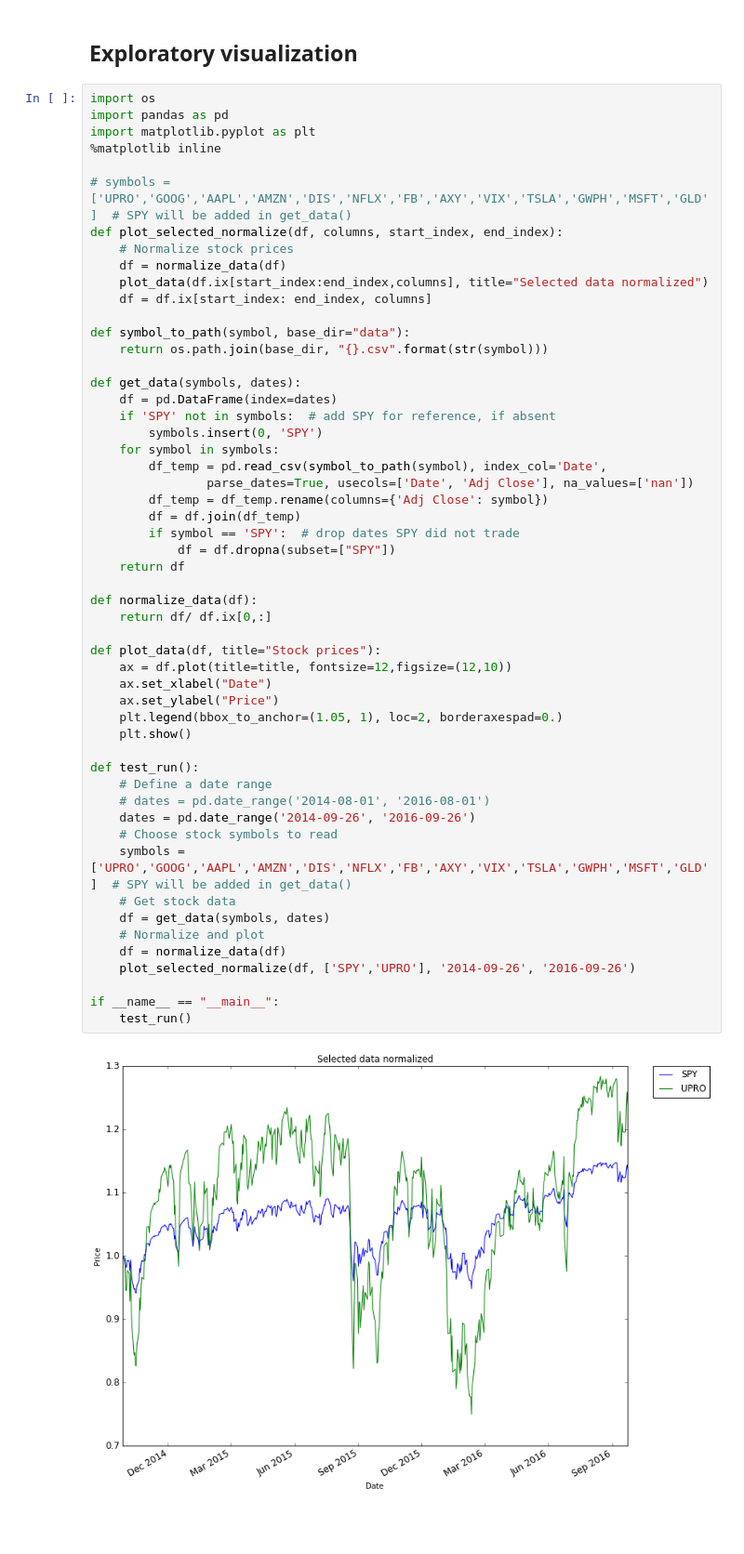
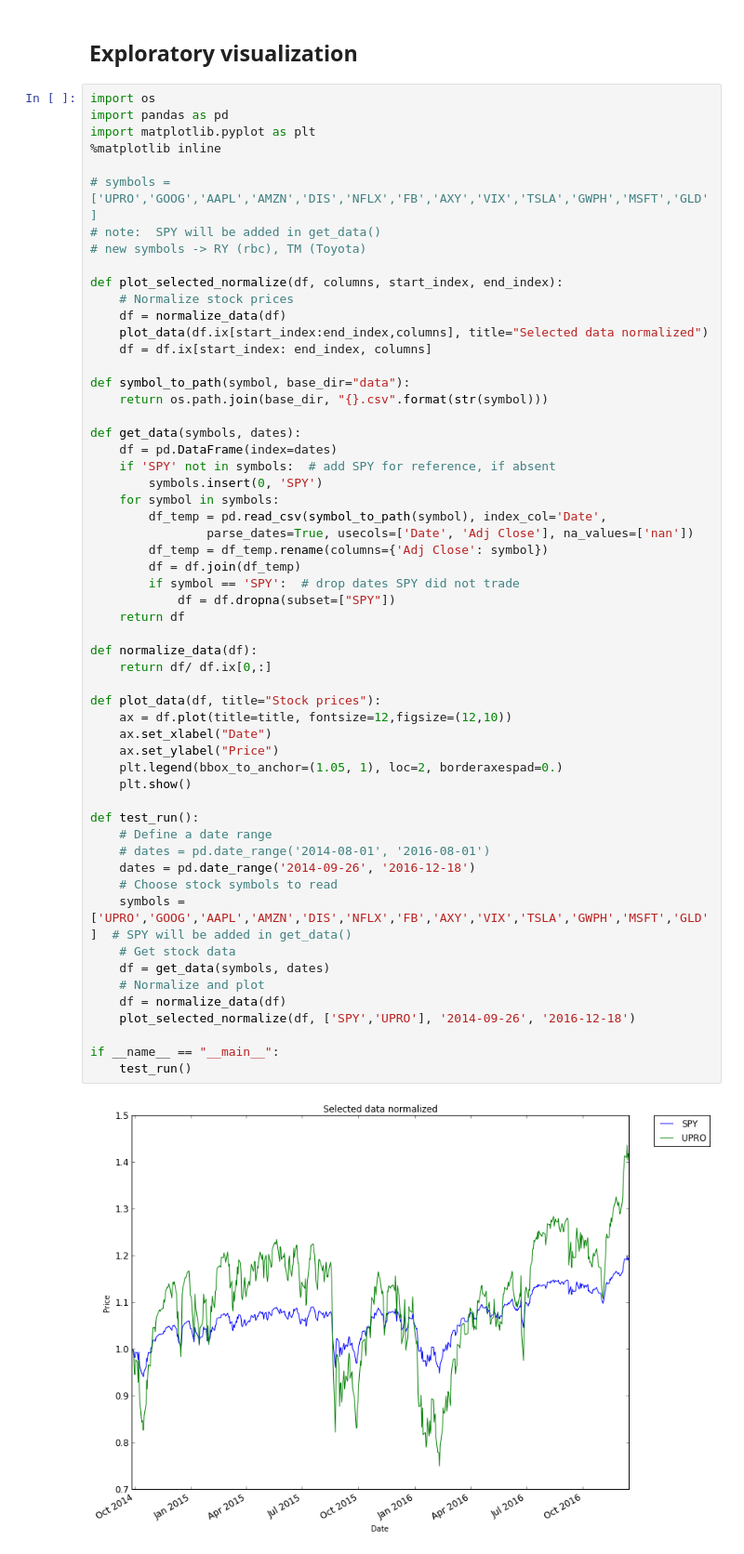
Before and after one commit to carldgosselin/stock-analyzer, a Jupyter notebook: 160_exploratory_visualization.ipynb, the cells around one changed output. Shown: that part at 93% size. Drawn from its saved outputs; the diff is of its cells as text; blank space fills up the shorter version.

Commit message:
docs:  update time-series data
Update time-series data.

```diff
--- a/160_exploratory_visualization.ipynb
+++ b/160_exploratory_visualization.ipynb
@@ -6,7 +6,10 @@ import pandas as pd
 import matplotlib.pyplot as plt
 %matplotlib inline
 
-# symbols = ['UPRO','GOOG','AAPL','AMZN','DIS','NFLX','FB','AXY','VIX','TSLA','GWPH','MSFT','GLD']  # SPY will be added in get_data()
+# symbols = ['UPRO','GOOG','AAPL','AMZN','DIS','NFLX','FB','AXY','VIX','TSLA','GWPH','MSFT','GLD']
+# note:  SPY will be added in get_data()
+# new symbols -> RY (rbc), TM (Toyota)
+
 def plot_selected_normalize(df, columns, start_index, end_index):
     # Normalize stock prices
     df = normalize_data(df)
@@ -25,36 +28,36 @@ def get_data(symbols, dates):
                 parse_dates=True, usecols=['Date', 'Adj Close'], na_values=['nan'])
         df_temp = df_temp.rename(columns={'Adj Close': symbol})
         df = df.join(df_temp)
         if symbol == 'SPY':  # drop dates SPY did not trade
             df = df.dropna(subset=["SPY"])
     return df
 
 def normalize_data(df):
     return df/ df.ix[0,:]
 
 def plot_data(df, title="Stock prices"):
     ax = df.plot(title=title, fontsize=12,figsize=(12,10))
     ax.set_xlabel("Date")
     ax.set_ylabel("Price")
     plt.legend(bbox_to_anchor=(1.05, 1), loc=2, borderaxespad=0.)
     plt.show()
 
 def test_run():
     # Define a date range
     # dates = pd.date_range('2014-08-01', '2016-08-01')
-    dates = pd.date_range('2014-09-26', '2016-09-26')
+    dates = pd.date_range('2014-09-26', '2016-12-18')
     # Choose stock symbols to read
     symbols = ['UPRO','GOOG','AAPL','AMZN','DIS','NFLX','FB','AXY','VIX','TSLA','GWPH','MSFT','GLD']  # SPY will be added in get_data()
     # Get stock data
     df = get_data(symbols, dates)
     # Normalize and plot
     df = normalize_data(df)
-    plot_selected_normalize(df, ['SPY','UPRO'], '2014-09-26', '2016-09-26')
+    plot_selected_normalize(df, ['SPY','UPRO'], '2014-09-26', '2016-12-18')
 
 if __name__ == "__main__":
     test_run()
 # %% [output]
-[figure, old version]
+[figure, new version]
 # %%
 def plot_selected(df, columns, start_index, end_index):
     plot_data(df.ix[start_index:end_index,columns], title="Selected data showing adjusted close price")
```
Also changed, not shown: parts of 6 cells of this notebook, 49 other files.
